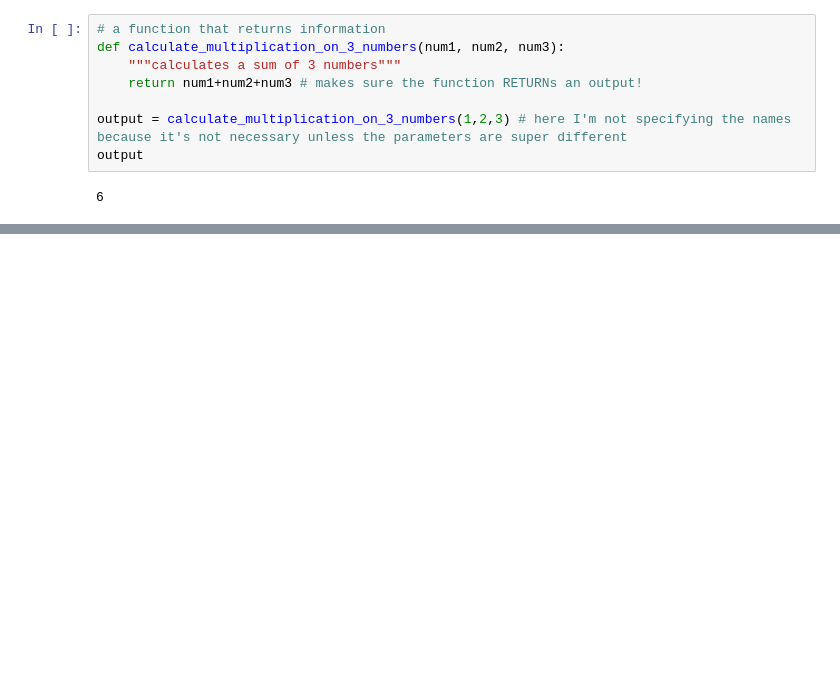
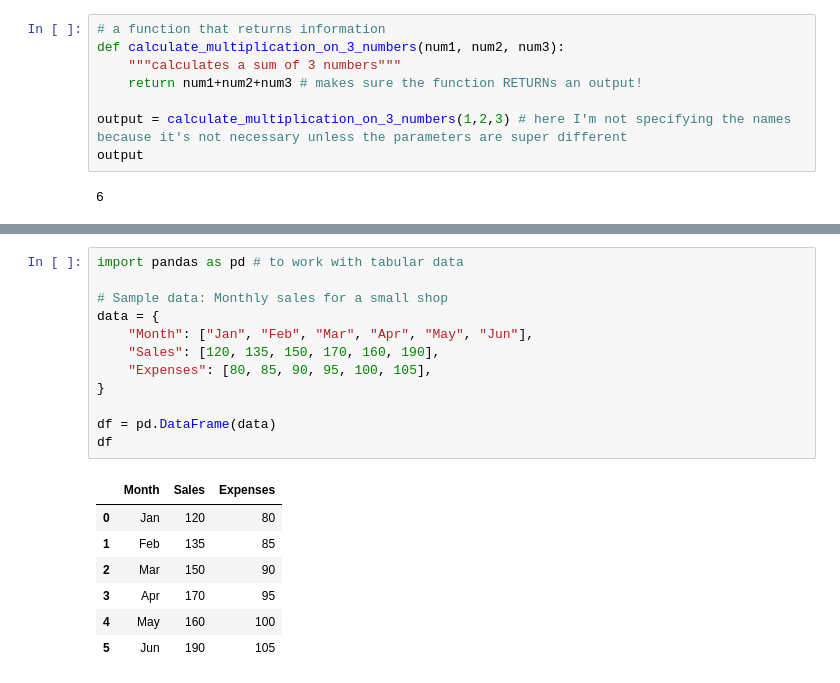
Before and after one commit to EnkrateiaLucca/oreilly-python-course, a Jupyter notebook: notebooks/01-python-fundamentals/Untitled2.ipynb, the cells around one changed output, grey strips where cells are left out. Saved outputs shown, nothing was run; the diff lists cells and outputs as text; blank space fills up the shorter version.

```diff
--- a/notebooks/01-python-fundamentals/Untitled2.ipynb
+++ b/notebooks/01-python-fundamentals/Untitled2.ipynb
@@ -232,0 +777,20 @@ output
+# %%
+import pandas as pd # to work with tabular data
+
+# Sample data: Monthly sales for a small shop
+data = {
+    "Month": ["Jan", "Feb", "Mar", "Apr", "May", "Jun"],
+    "Sales": [120, 135, 150, 170, 160, 190],
+    "Expenses": [80, 85, 90, 95, 100, 105],
+}
+
+df = pd.DataFrame(data)
+df
+# %% [output]
+|  | Month | Sales | Expenses |
+| 0 | Jan | 120 | 80 |
+| 1 | Feb | 135 | 85 |
+| 2 | Mar | 150 | 90 |
+| 3 | Apr | 170 | 95 |
+| 4 | May | 160 | 100 |
+| 5 | Jun | 190 | 105 |
```
Also changed, not shown: parts of 97 cells of this notebook, 17 other files.
